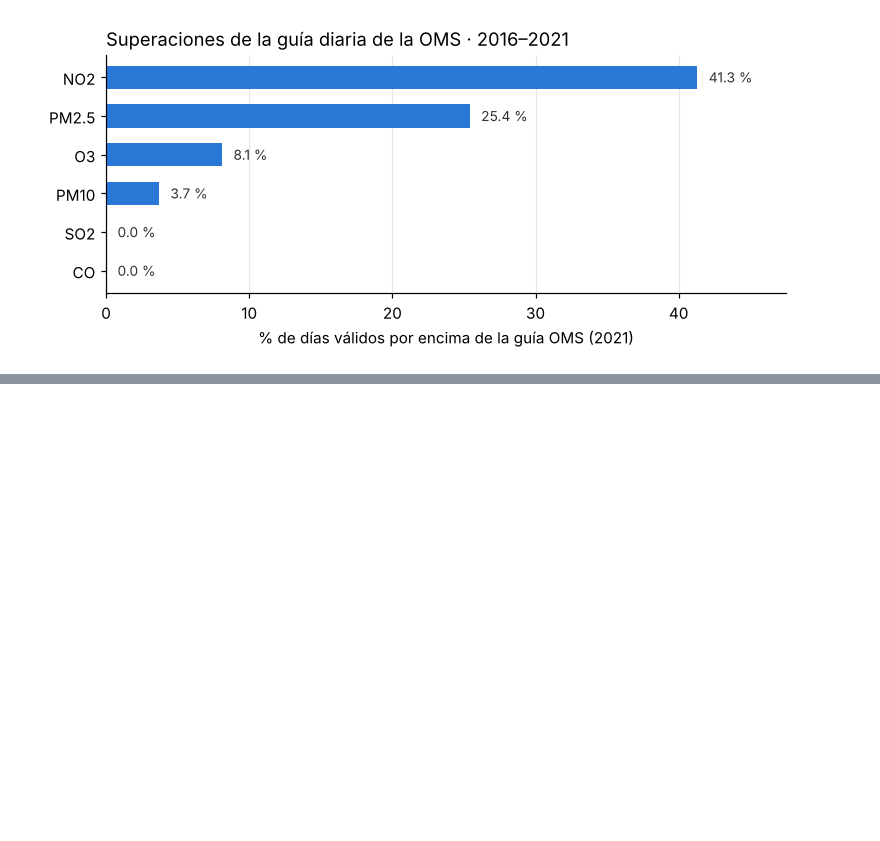
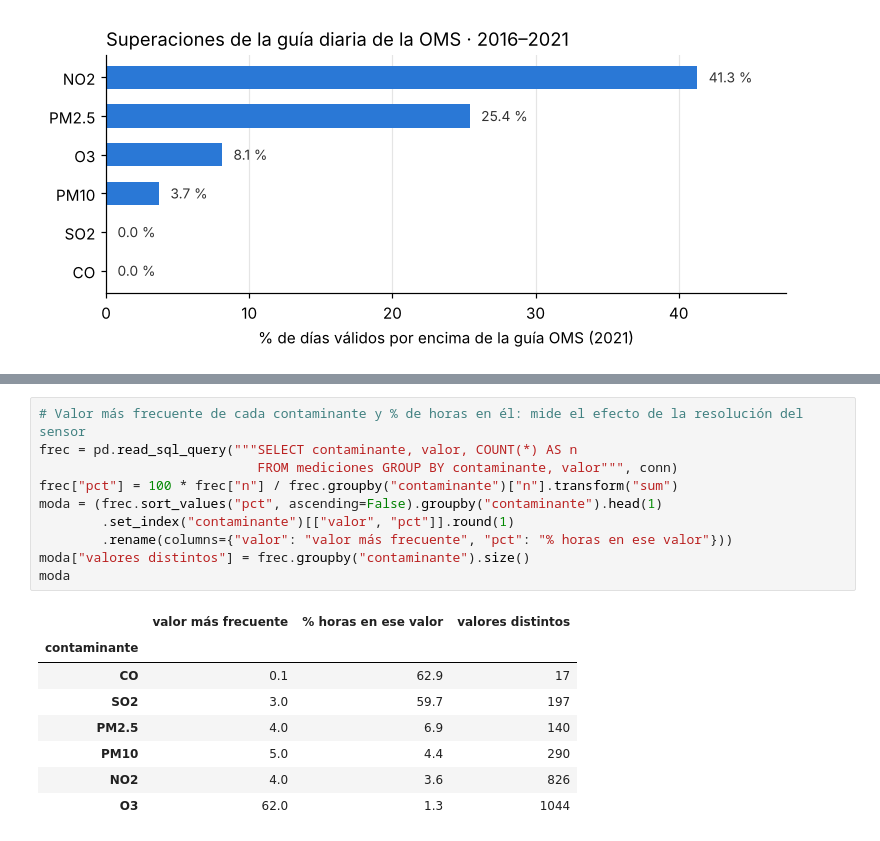
Before and after one commit to AdrianColomoMoragues/aire-valencia-dashboard, a Jupyter notebook: Documentation.ipynb, the cells around one changed output, grey strips where cells are left out. Drawn from its saved outputs; the diff is of its cells as text; blank space fills up the shorter version.

```diff
--- a/Documentation.ipynb
+++ b/Documentation.ipynb
@@ -527,0 +518,19 @@ El O₃ y el NO₂ se comportan como era de esperar. El O₃ se forma con la rad
+# %%
+# Valor más frecuente de cada contaminante y % de horas en él: mide el efecto de la resolución del sensor
+frec = pd.read_sql_query("""SELECT contaminante, valor, COUNT(*) AS n
+                            FROM mediciones GROUP BY contaminante, valor""", conn)
+frec["pct"] = 100 * frec["n"] / frec.groupby("contaminante")["n"].transform("sum")
+moda = (frec.sort_values("pct", ascending=False).groupby("contaminante").head(1)
+        .set_index("contaminante")[["valor", "pct"]].round(1)
+        .rename(columns={"valor": "valor más frecuente", "pct": "% horas en ese valor"}))
+moda["valores distintos"] = frec.groupby("contaminante").size()
+moda
+# %% [output]
+|  | valor más frecuente | % horas en ese valor | valores distintos |
+| contaminante |  |  |  |
+| CO | 0.1 | 62.9 | 17 |
+| SO2 | 3.0 | 59.7 | 197 |
+| PM2.5 | 4.0 | 6.9 | 140 |
+| PM10 | 5.0 | 4.4 | 290 |
+| NO2 | 4.0 | 3.6 | 826 |
+| O3 | 62.0 | 1.3 | 1044 |
```
Also changed, not shown: parts of 13 cells of this notebook, 6 other files.
